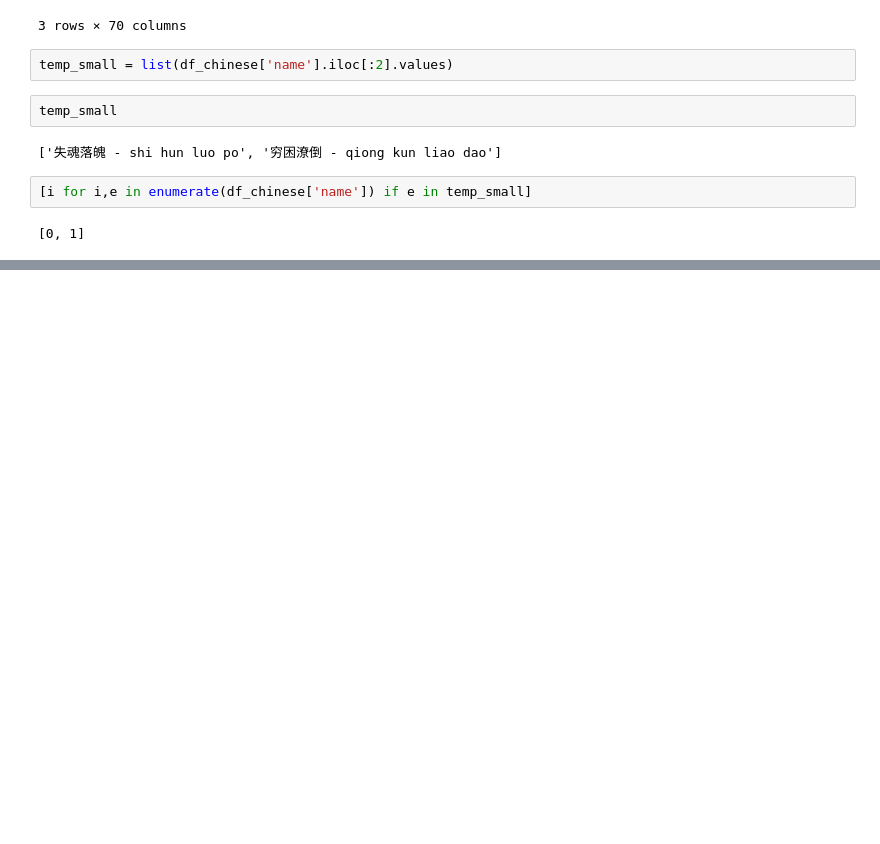
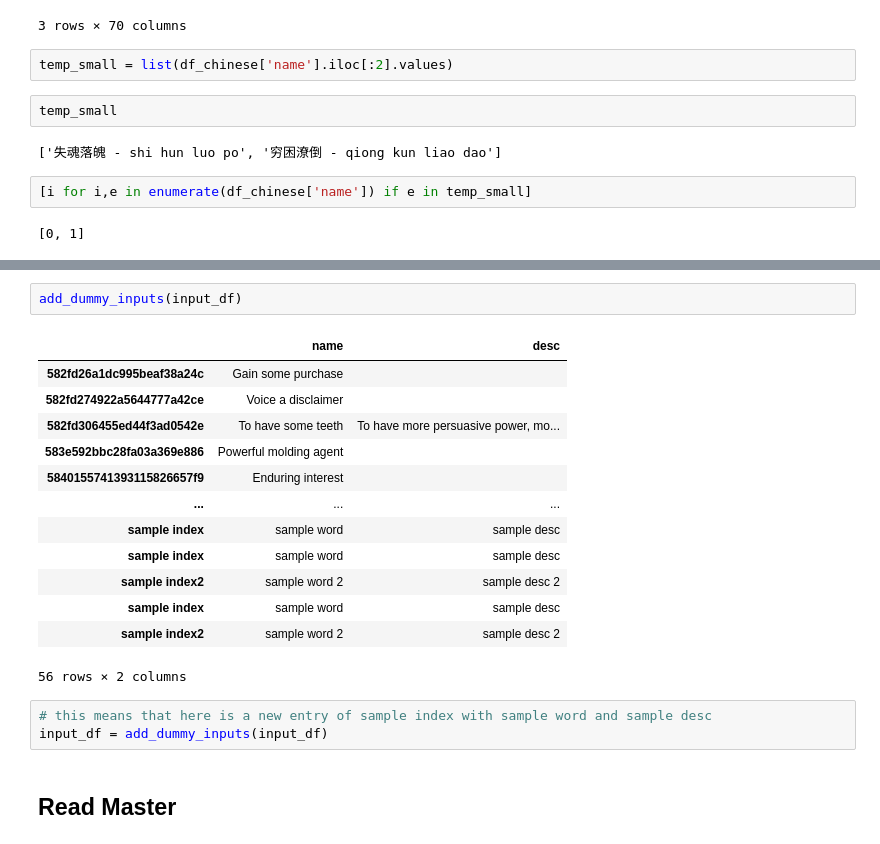
Before and after one commit to ChngYuanLongRandy/Trello-JSON-to-CSV, a Jupyter notebook: eda.ipynb, the cells around one changed output, grey strips where cells are left out. Saved outputs shown, nothing was run; the diff lists cells and outputs as text; blank space fills up the shorter version.

```diff
--- a/eda.ipynb
+++ b/eda.ipynb
@@ -269,0 +409,21 @@ temp_small
+# %%
+add_dummy_inputs(input_df)
+# %% [output]
+|  | name | desc |
+| 582fd26a1dc995beaf38a24c | Gain some purchase |  |
+| 582fd274922a5644777a42ce | Voice a disclaimer |  |
+| 582fd306455ed44f3ad0542e | To have some teeth | To have more persuasive power, mo... |
+| 583e592bbc28fa03a369e886 | Powerful molding agent |  |
+| 5840155741393115826657f9 | Enduring interest |  |
+| ... | ... | ... |
+| sample index | sample word | sample desc |
+| sample index | sample word | sample desc |
+| sample index2 | sample word 2 | sample desc 2 |
+| sample index | sample word | sample desc |
+| sample index2 | sample word 2 | sample desc 2 |
+56 rows × 2 columns
+# %%
+# this means that here is a new entry of sample index with sample word and sample desc
+input_df = add_dummy_inputs(input_df)
+# %% [markdown]
+## Read Master
```
Also changed, not shown: parts of 49 cells of this notebook.
